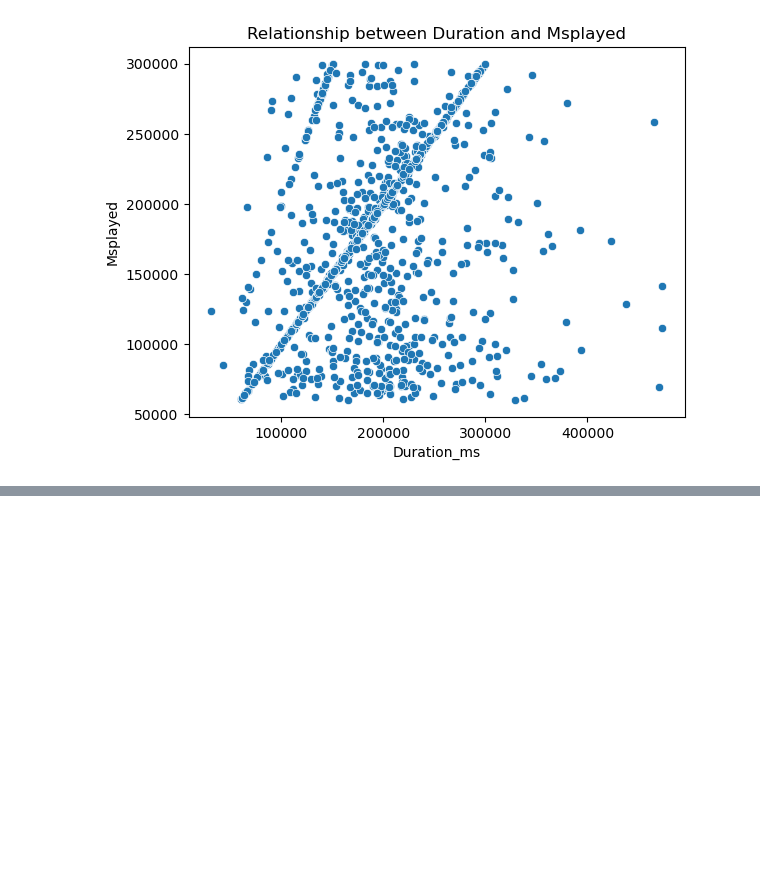
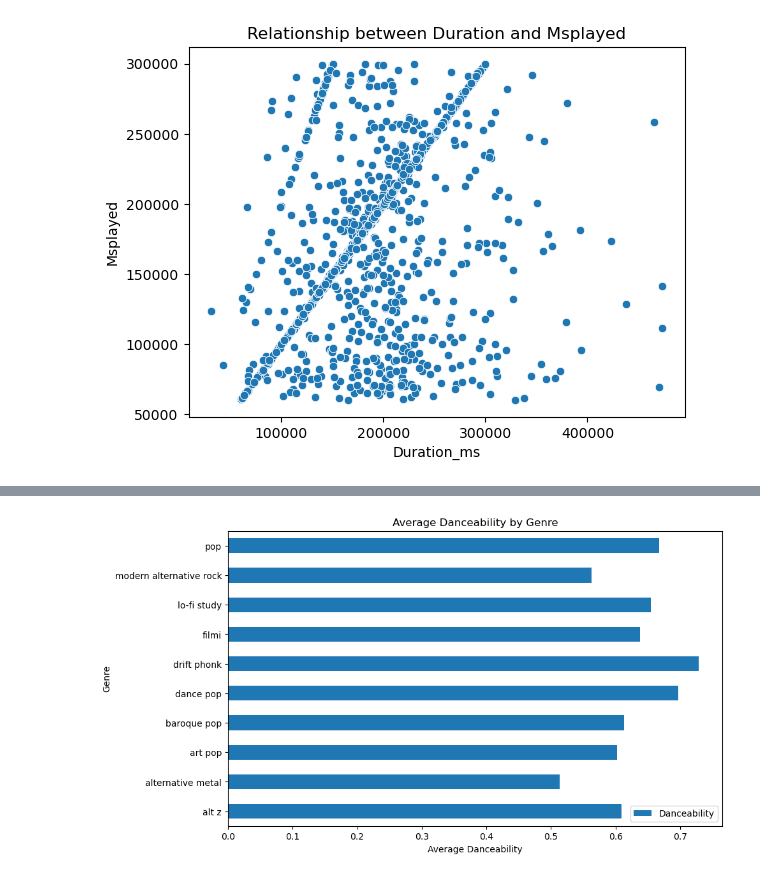
Before and after one commit to George-Mbugua/Music-Analysis, a Jupyter notebook: Music_Analysis.ipynb, the cells around one changed output, grey strips where cells are left out. Drawn from its saved outputs; the diff is of its cells as text; code cells hidden in the pictures; blank space fills up the shorter version.

```diff
--- a/Music_Analysis.ipynb
+++ b/Music_Analysis.ipynb
@@ -453,0 +439,8 @@ plt.show()
+# %%
+#Filtering the data to only include the top 10 genres by total time listened
+top_genres = total_time_by_genre_df['Genre'].head(10)
+filtered_music = music[music['Genre'].isin(top_genres)]
+
+#Grouping the filtered data by genre and calculate the mean of each audio feature
+grouped = filtered_music.groupby('Genre').mean()
+grouped
@@ -453,0 +460,8 @@ plt.show()
+# %%
+#Creating a bar chart of the average danceability by genre
+grouped.plot(kind='barh', y='Danceability', title='Average Danceability by Genre', figsize=(10, 6))
+plt.xlabel('Average Danceability')
+plt.ylabel('Genre')
+plt.show()
+# %% [output]
+[figure, added]
```
Also changed, not shown: parts of 27 cells of this notebook.
